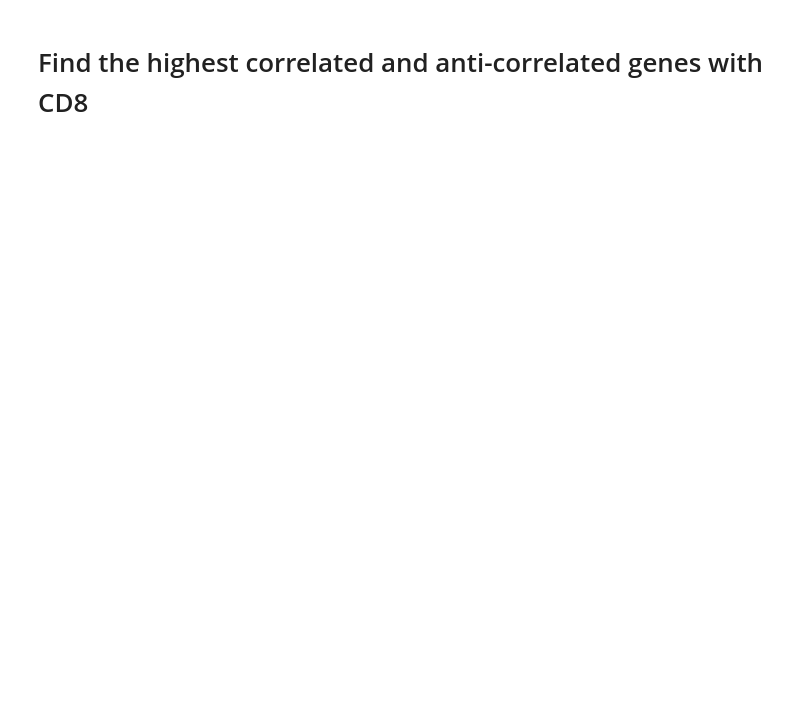
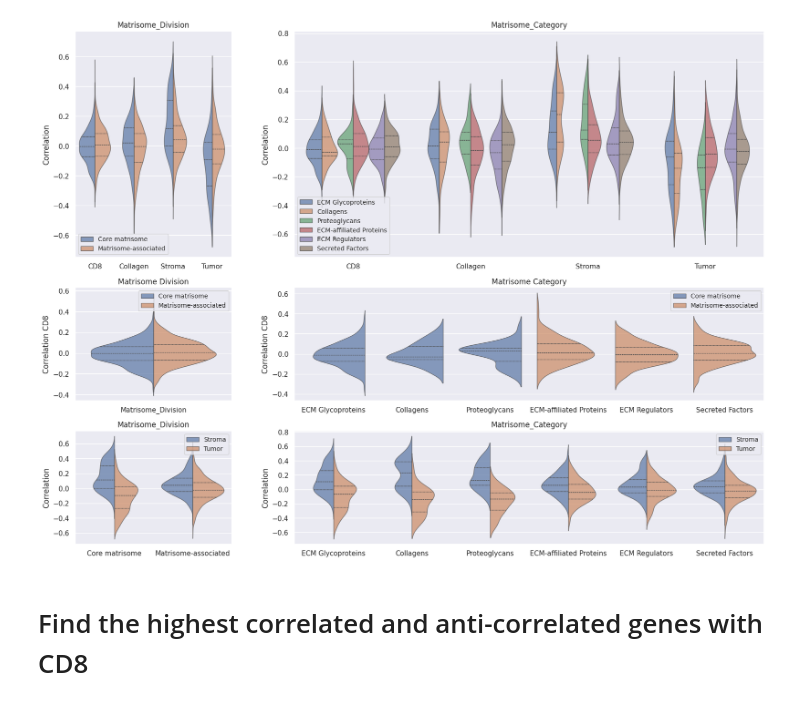
Before and after one commit to GeNeHetX/MSI-RNA, a Jupyter notebook: rna_ihc_correlations.ipynb, the cells around one changed output. Cells and saved outputs as stored; diff of their text form; code cells hidden in the pictures; blank space fills up the shorter version.

```diff
--- a/rna_ihc_correlations.ipynb
+++ b/rna_ihc_correlations.ipynb
@@ -71,3 +82,67 @@ df = df[df.Matrisome_Category != "Secreted Factors"]
+# %%
+# Exclude the pvalues and qvalues columns
+corr_genes = matrisome_genes.drop(columns=[col for col in matrisome_genes.columns if "_p" in col] + [col for col in matrisome_genes.columns if "_q" in col])
+
+# Melt the data to have the Staining as a column
+corr_staining = corr_genes.melt(id_vars=["Gene_Id", "Matrisome_Division", "Matrisome_Category", "Gene_Symbol"],
+                                var_name="Staining",
+                                value_name="Correlation")
+
+# Filter the data to have only the Tumor and Stroma staining
+corr_tumor_stroma = corr_staining[corr_staining["Staining"].isin(["Tumor", "Stroma"])]
+
+# Melt the data to have the Matrisome Division as a column
+corr_division = corr_genes.melt(id_vars=["Gene_Id", "Matrisome_Category", "Gene_Symbol", "CD8", "Collagen", "Stroma", "Tumor"],
+                                var_name="Matrisome_Division",
+                                value_name="Division")
+# %%
+# Draw a violin plot of the correlation values for each Matrisome Division and Matrisome Category
+fig, ax = plt.subplots(3, 2, figsize=(20, 15), gridspec_kw={'width_ratios': [1, 3], 'height_ratios': [2, 1, 1]})
+sns.violinplot(x="Staining", y="Correlation", data=corr_staining, hue="Matrisome_Division", ax=ax[0, 0], alpha=0.7, split=True, inner="quart", linewidth=1)
+ax[0, 0].set_title("Matrisome_Division")
+ax[0, 0].set_xlabel("")
+ax[0, 0].set_ylabel("Correlation")
+ax[0, 0].tick_params(axis='x')
+ax[0, 0].legend(loc='lower left', fontsize='small')
+
+sns.violinplot(x="Staining", y="Correlation", data=corr_staining, hue="Matrisome_Category", ax=ax[0, 1], alpha=0.7, split=True, inner="quart", linewidth=1)
+ax[0, 1].set_title("Matrisome_Category")
+ax[0, 1].set_xlabel("")
+ax[0, 1].set_ylabel("Correlation")
+ax[0, 1].tick_params(axis='x')
+ax[0, 1].legend(loc='lower left', fontsize='small')
+
+sns.violinplot(x="Matrisome_Division", y="CD8", data=corr_division, ax=ax[1, 0], alpha=0.7, hue="Division", split=True, inner="quart", linewidth=1)
+ax[1, 0].set_title("Matrisome Division")
+ax[1, 0].set_xlabel("")
+ax[1, 0].set_ylabel("Correlation CD8")
+ax[1, 0].tick_params(axis='x')
+ax[1, 0].legend(loc='upper right', fontsize='small')
+
+sns.violinplot(x="Matrisome_Category", y="CD8", data=corr_division, ax=ax[1, 1], alpha=0.7, hue="Division", split=True, inner="quart", linewidth=1)
+ax[1, 1].set_title("Matrisome Category")
+ax[1, 1].set_xlabel("")
+ax[1, 1].set_ylabel("Correlation CD8")
+ax[1, 1].tick_params(axis='x')
+ax[1, 1].legend(loc='upper right', fontsize='small')
+
+sns.violinplot(x="Matrisome_Division", y="Correlation", data=corr_tumor_stroma, hue="Staining", ax=ax[2, 0], alpha=0.7, split=True, inner="quart", linewidth=1)
+ax[2, 0].set_title("Matrisome_Division")
+ax[2, 0].set_xlabel("")
+ax[2, 0].set_ylabel("Correlation")
+ax[2, 0].tick_params(axis='x')
+ax[2, 0].legend(loc='upper right', fontsize='small')
+
+sns.violinplot(x="Matrisome_Category", y="Correlation", data=corr_tumor_stroma, hue="Staining", ax=ax[2, 1], alpha=0.7, split=True, inner="quart", linewidth=1)
+ax[2, 1].set_title("Matrisome_Category")
+ax[2, 1].set_xlabel("")
+ax[2, 1].set_ylabel("Correlation")
+ax[2, 1].tick_params(axis='x')
+ax[2, 1].legend(loc='upper right', fontsize='small')
+
+plt.show()
+# %% [output]
+[figure, added]
 # %% [markdown]
 # Find the highest correlated and anti-correlated genes with CD8
 # %%
```
Also changed, not shown: parts of 25 cells of this notebook, 2 other files.
